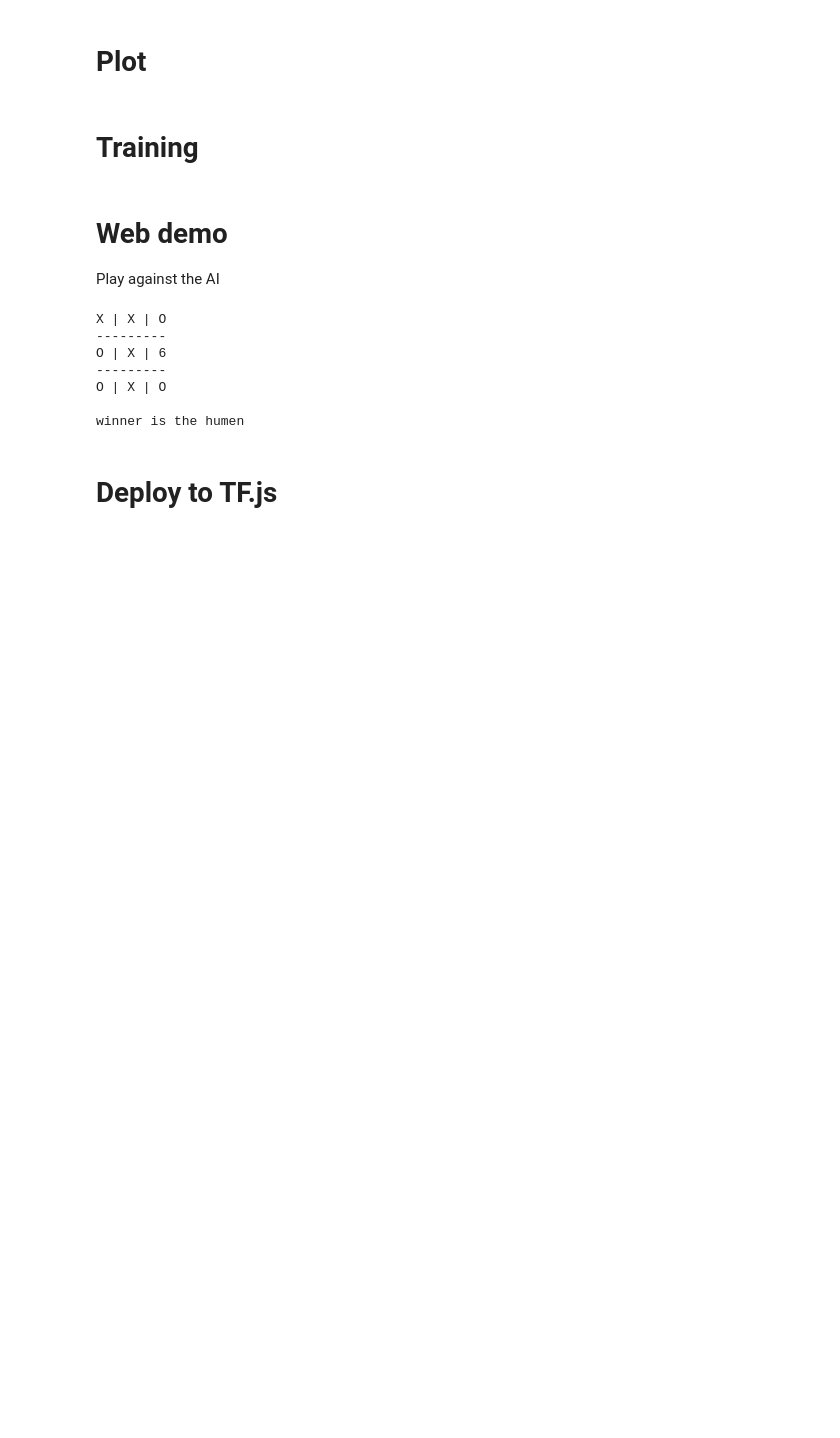
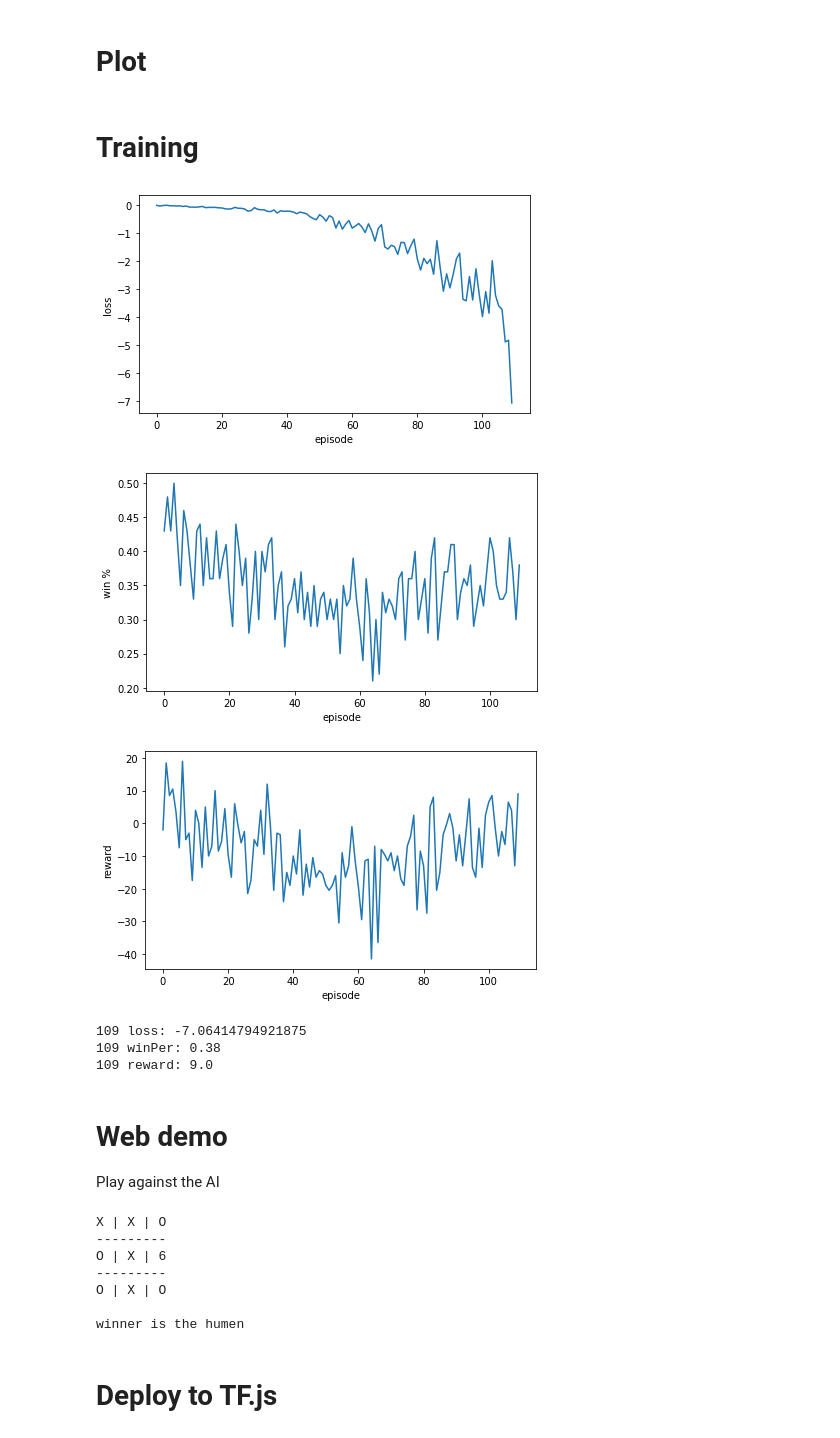
Before and after one commit to nomomon/drl-js, a Jupyter notebook: tic-tac-toe/notebook.ipynb, the cells around one changed output. Drawn from its saved outputs; the diff is of its cells as text; code cells hidden in the pictures; blank space fills up the shorter version.

```diff
--- a/tic-tac-toe/notebook.ipynb
+++ b/tic-tac-toe/notebook.ipynb
@@ -46,8 +46,8 @@ def gameStatus(board):
 def createPolicy():
     model = tf.keras.Sequential([
         layers.InputLayer((9,)),
-        layers.Dense(10, activation = "relu"),
-        layers.Dense(10, activation = "relu"),
+        layers.Dense(100, activation = "relu"),
+        layers.Dense(100, activation = "relu"),
         layers.Dense(9, activation = None)
     ])
 
@@ -191,6 +191,7 @@ reward_points = []
 hist_points = []
 
 episode = 0
+episodes = 100000
 policy = createPolicy()
 
 memory = Memory()
@@ -200,14 +201,14 @@ optimizer = tf.keras.optimizers.Adam(learning_rate)
 
 opponent_policy = tf.keras.models.clone_model(policy)
 
-for episode in range(episode, 1000):
+for episode in range(episode, episodes):
     board = [0] * 9
     memory.clear()
     counter = 0
     first_time = 1
     win = 0
 
-    eps = 0.99 ** (episode / 2)
+    eps = 1 - episode / episodes
 
     player_goes_first = bool(random.getrandbits(1))
 
@@ -246,36 +247,43 @@ for episode in range(episode, 1000):
 
         if(status != 0 and counter >= 100):
             loss = train_step(
                 policy,
                 optimizer,
                 observations = np.vstack(memory.observations),
                 actions = np.array(memory.actions),
                 discounted_rewards = discount_rewards(memory.rewards)
             )
 
             total_reward = sum(memory.rewards)
 
             winper_points.append(win / counter)
             reward_points.append(total_reward)
             hist_points.append(loss)
 
             clear_output()
-            plot(smooth(hist_points, 0.01), "loss")
-            plot(smooth(winper_points, 0.01), "win %")
-            plot(smooth(reward_points, 0.01), "reward")
+            plot(smooth(hist_points, 1.), "loss")
+            plot(smooth(winper_points, 1.), "win %")
+            plot(smooth(reward_points, 1.), "reward")
 
             print(f"{episode} loss: {loss}")
             print(f"{episode} winPer: {win / counter}")
             print(f"{episode} reward: {total_reward}")
 
             memory.clear()
             board = [0] * 9
             counter = 0
             first_time = 1
 
             break
 
         board = next_board
+# %% [output]
+[figure, added]
+[figure, added]
+[figure, added]
+109 loss: -7.06414794921875
+109 winPer: 0.38
+109 reward: 9.0
 # %% [markdown]
 # Web demo
 
```
Also changed, not shown: parts of 3 cells of this notebook.
